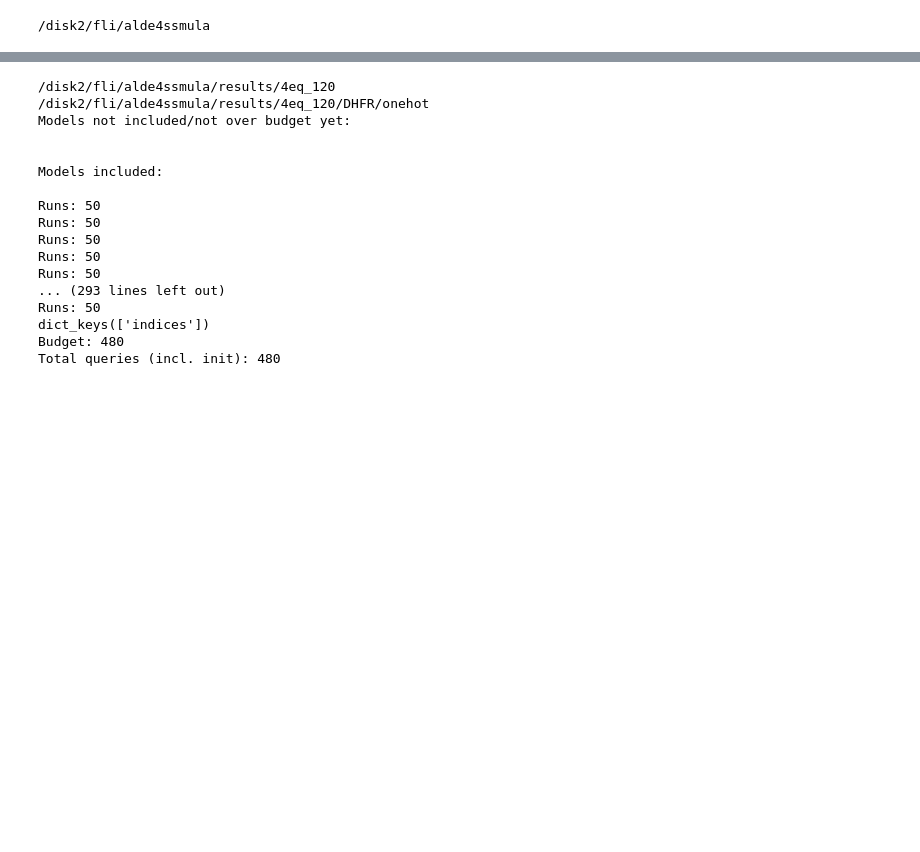
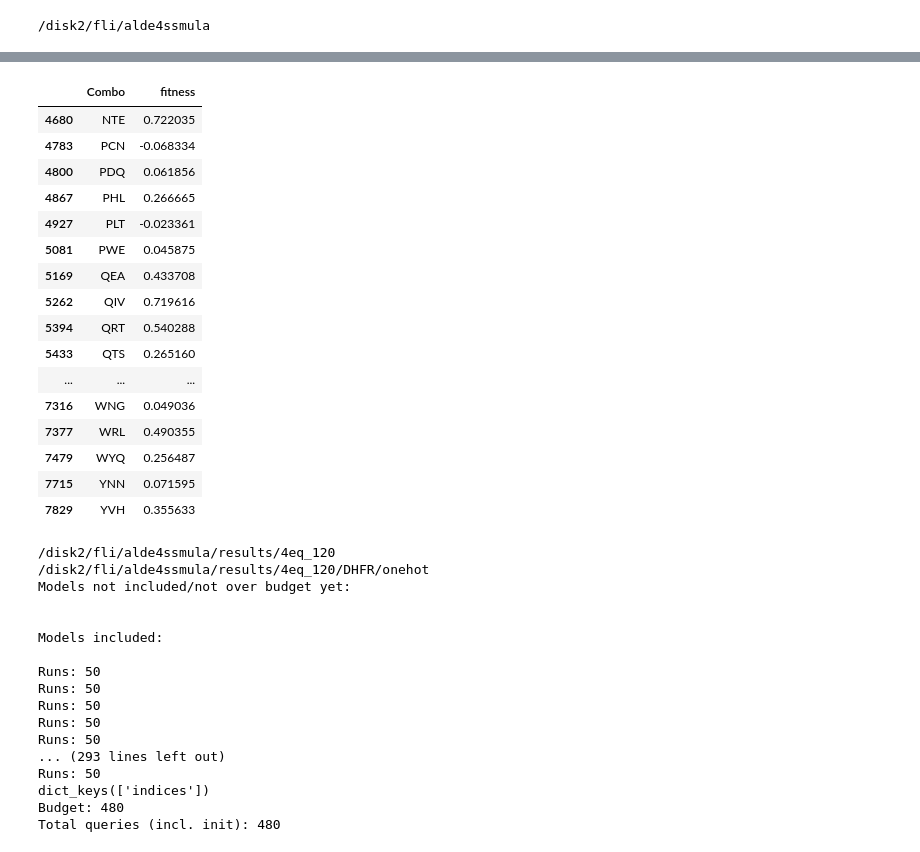
Before and after one commit to fhalab/alde4ssmula, a Jupyter notebook: analysis/tabulate_results.ipynb, the cells around one changed output, grey strips where cells are left out. Saved outputs shown, nothing was run; the diff lists cells and outputs as text; code cells hidden in the pictures; blank space fills up the shorter version.

```diff
--- a/analysis/tabulate_results.ipynb
+++ b/analysis/tabulate_results.ipynb
@@ -151,3 +234,23 @@ def tabulate_regret(df, tests, budget, subdir, randregret=None):
+# %%
+i22_df.iloc[91:]
+# %% [output]
+|  | Combo | fitness |
+| 4680 | NTE | 0.722035 |
+| 4783 | PCN | -0.068334 |
+| 4800 | PDQ | 0.061856 |
+| 4867 | PHL | 0.266665 |
+| 4927 | PLT | -0.023361 |
+| 5081 | PWE | 0.045875 |
+| 5169 | QEA | 0.433708 |
+| 5262 | QIV | 0.719616 |
+| 5394 | QRT | 0.540288 |
+| 5433 | QTS | 0.265160 |
+| ... | ... | ... |
+| 7316 | WNG | 0.049036 |
+| 7377 | WRL | 0.490355 |
+| 7479 | WYQ | 0.256487 |
+| 7715 | YNN | 0.071595 |
+| 7829 | YVH | 0.355633 |
 # %%
 # for res_dir in (glob.glob('results/all_*')):
 for res_dir in [
```
Also changed, not shown: parts of 7 cells of this notebook, 6 other files.
